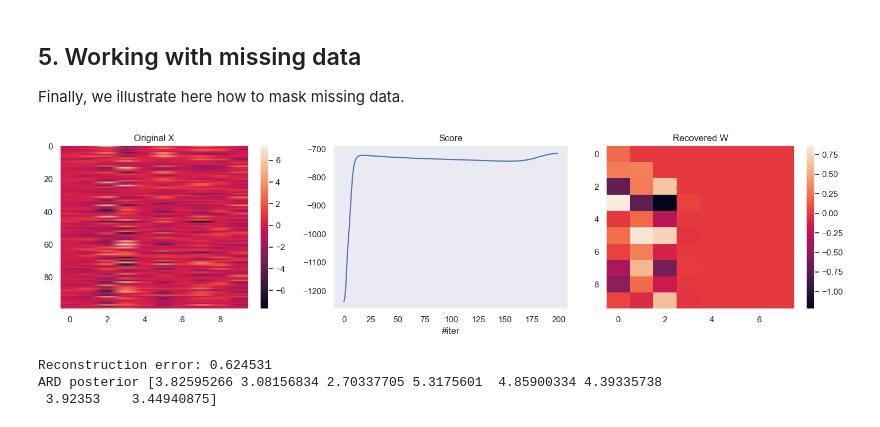
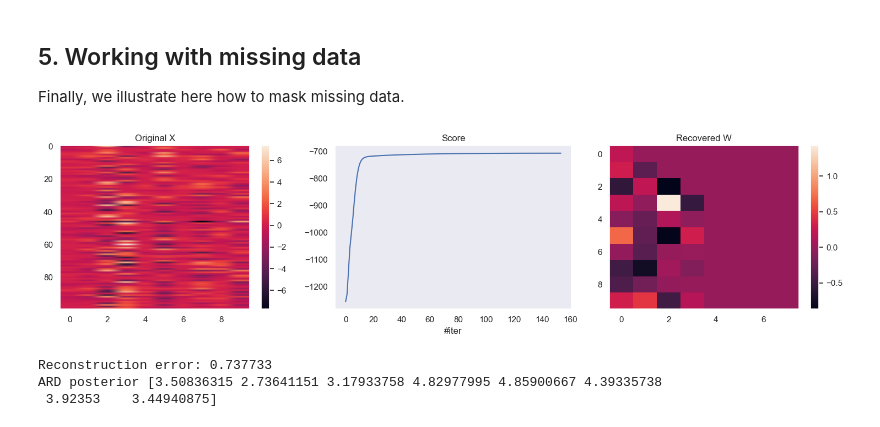
Before and after one commit to dimarkov/sppcax, a Jupyter notebook: examples/debug_factor_analysis.ipynb, the cells around one changed output. Saved outputs shown, nothing was run; the diff lists cells and outputs as text; code cells hidden in the pictures.

Commit message:
added a switch to apply data mask during data transform

```diff
--- a/examples/debug_factor_analysis.ipynb
+++ b/examples/debug_factor_analysis.ipynb
@@ -306,37 +306,37 @@ model = FactorAnalysis(n_components=2 * n_components, n_features=n_features, dat
 fitted_model, lls = model.fit(X, tol=1e-4, n_iter=200)
 
 # Transform data
-qz = fitted_model.transform(X)
+qz = fitted_model.transform(X, use_data_mask=False)
 X_reconstructed = fitted_model.inverse_transform(qz.mean)
 
 # Visualize results
 plt.figure(figsize=(15, 4))
 
 plt.subplot(131)
 plt.imshow(X * data_mask, aspect='auto')
 plt.title('Original X')
 plt.colorbar()
 
 plt.subplot(132)
 plt.plot(lls)
 plt.title('Score')
 plt.xlabel('#iter')
 
 plt.subplot(133)
 plt.imshow(fitted_model.W_dist.mean, aspect='auto')
 plt.title('Recovered W')
 plt.colorbar()
 
 plt.tight_layout()
 plt.show()
 
 # Print reconstruction error
-error = jnp.mean(jnp.square(data_mask * (X - X_reconstructed)))
+error = jnp.mean(jnp.square((X - X_reconstructed)))
 print(f"Reconstruction error: {error:.6f}")
 
 print("ARD posterior", fitted_model.W_dist.gamma.mean)
 # %% [output]
-[figure, old version]
+[figure, new version]
-Reconstruction error: 0.624531
-ARD posterior [3.82595266 3.08156834 2.70337705 5.3175601  4.85900334 4.39335738
+Reconstruction error: 0.737733
+ARD posterior [3.50836315 2.73641151 3.17933758 4.82977995 4.85900667 4.39335738
  3.92353    3.44940875]
```
Also changed, not shown: 1 other file.
